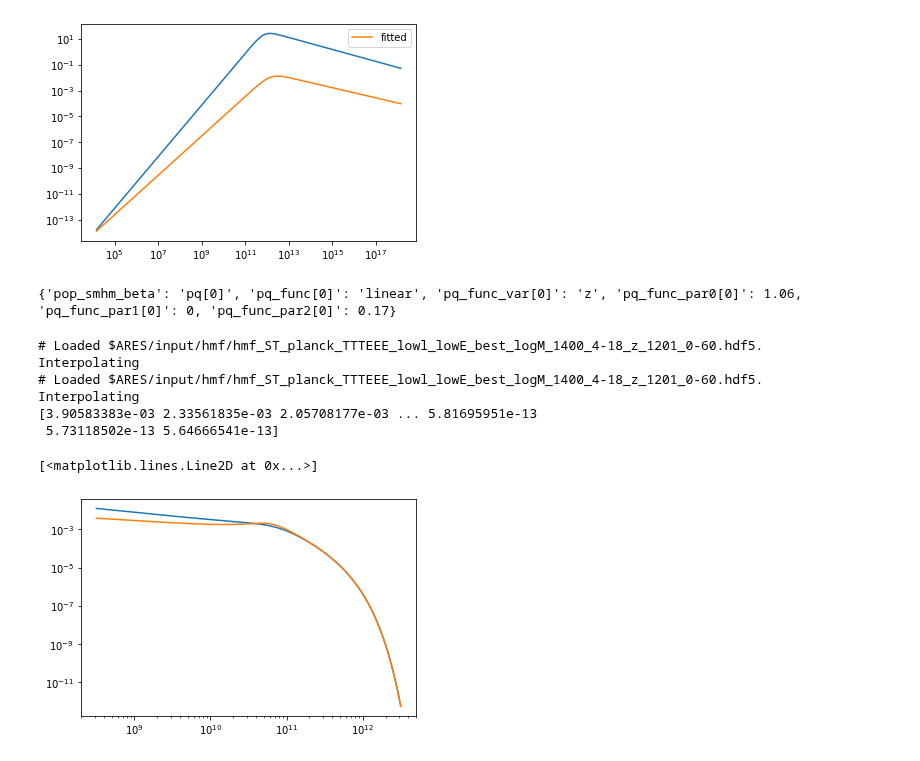
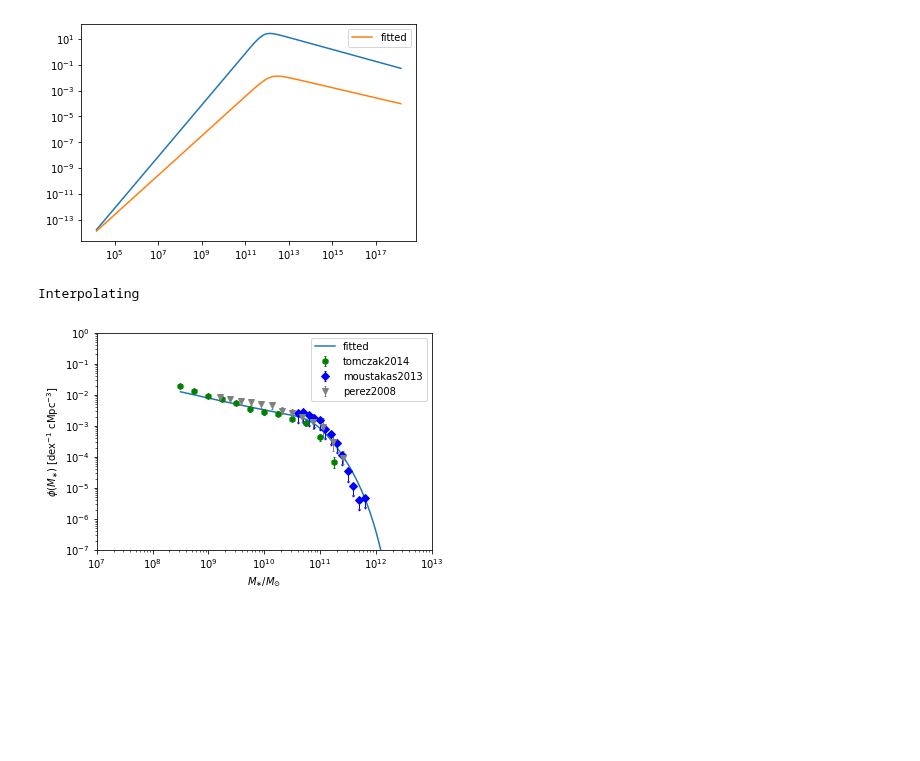
Before and after one commit to eklem1/GalaxySim, a Jupyter notebook: HMFtoSMF_nonLinear.ipynb, the cells around one changed output. Cells and saved outputs as stored; diff of their text form; code cells hidden in the pictures; blank space fills up the shorter version.

```diff
--- a/HMFtoSMF_nonLinear.ipynb
+++ b/HMFtoSMF_nonLinear.ipynb
@@ -336,7 +336,7 @@ pars = \
 # %%
 HM = pop_halo.halos.tab_M
 
-Sm_off = np.linspace(10**8.5, 10**12.5, num=len(HM))
+Sm_off = np.linspace(10**8.5, 10**12.1, num=len(HM))
 
 functEve = ParameterizedQuantity(**pars)
 # %%
@@ -369,25 +369,23 @@ pars2 = \
 }
 
 pars = ares.util.ParameterBundle("emma:model1")
-print(pars)
+# print(pars)
-# %% [output]
-{'pop_smhm_beta': 'pq[0]', 'pq_func[0]': 'linear', 'pq_func_var[0]': 'z', 'pq_func_par0[0]': 1.06, 'pq_func_par1[0]': 0, 'pq_func_par2[0]': 0.17}
 # %%
-pop = ares.populations.GalaxyPopulation(pop_sfr_model='hod', **pars)
+pop = ares.populations.GalaxyPopulation(**pars)
 pop2 = ares.populations.GalaxyPopulation(**pars2)
 # %%
-smf = pop.StellarMassFunction(1, Sm_off)
+z = 1
+
+smf = pop.StellarMassFunction(z, Sm_off)
 pl.loglog(Sm_off, smf, label='fitted')
+data.PlotSMF(z=z, round_z=0.2)
 
-smf2 = pop2.StellarMassFunction(1, Sm_off)
-print(smf2)
-pl.loglog(Sm_off, smf2, label='nope')
+# smf2 = pop2.StellarMassFunction(1, Sm_off)
+# print(smf2)
+# pl.loglog(Sm_off, smf2, label='nope')
+
+pl.legend()
+pl.show()
 # %% [output]
-# Loaded $ARES/input/hmf/hmf_ST_planck_TTTEEE_lowl_lowE_best_logM_1400_4-18_z_1201_0-60.hdf5.
 Interpolating
-# Loaded $ARES/input/hmf/hmf_ST_planck_TTTEEE_lowl_lowE_best_logM_1400_4-18_z_1201_0-60.hdf5.
-Interpolating
-[3.90583383e-03 2.33561835e-03 2.05708177e-03 ... 5.81695951e-13
- 5.73118502e-13 5.64666541e-13]
-[<matplotlib.lines.Line2D at 0x...>]
-[figure, old version]
+[figure, new version]
```
Also changed, not shown: 2 other files.
